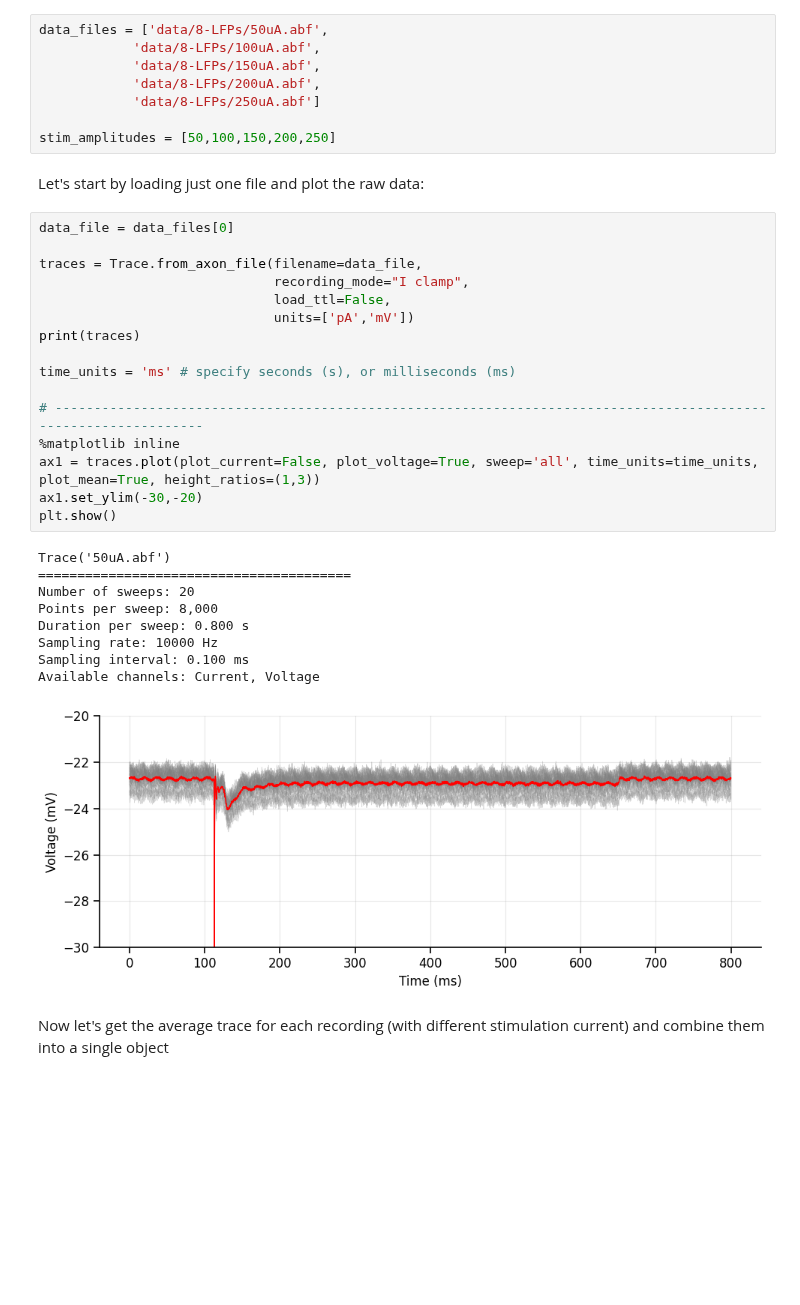
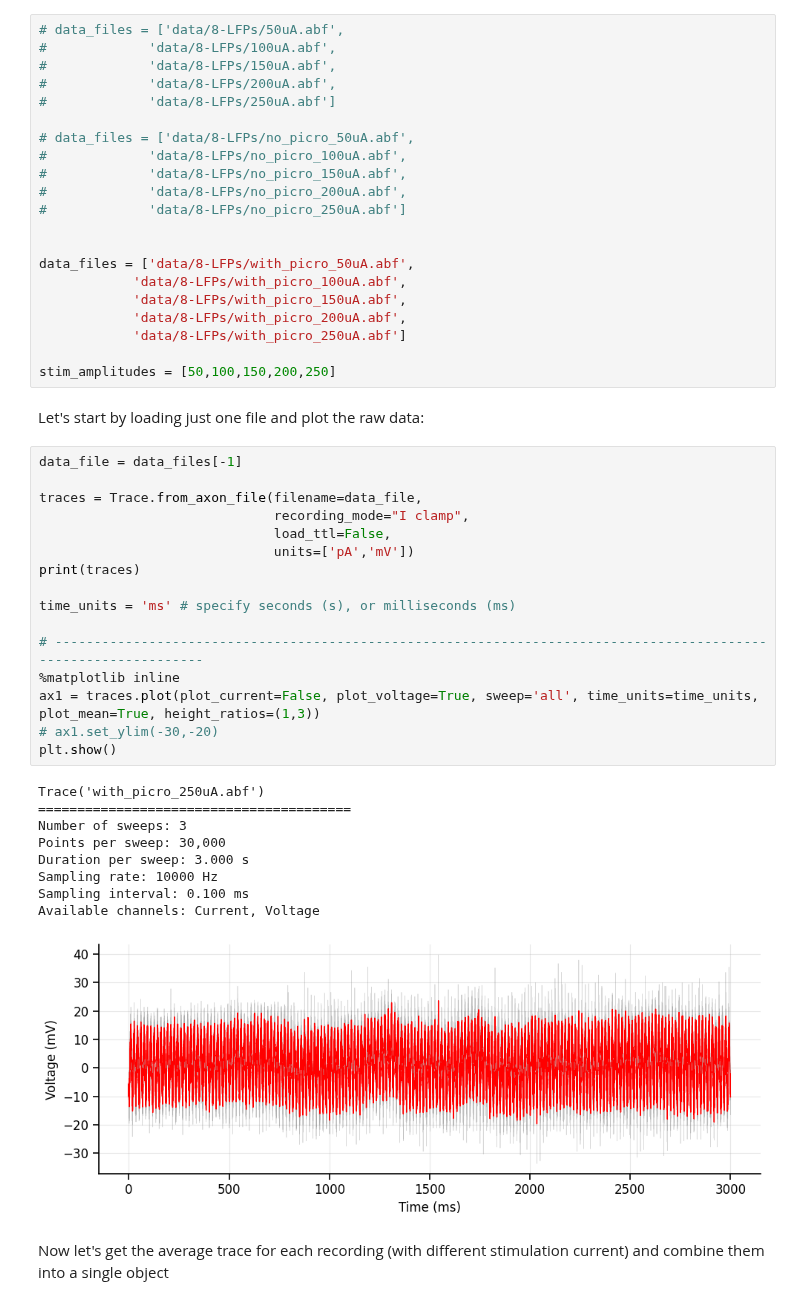
Before and after one commit to argalloni/CSHL_IonChannels2025, a Jupyter notebook: Analysis 16 - LFPs.ipynb, the cells around one changed output. Saved outputs shown, nothing was run; the diff lists cells and outputs as text; blank space fills up the shorter version.

```diff
--- a/Analysis 16 - LFPs.ipynb
+++ b/Analysis 16 - LFPs.ipynb
@@ -39,41 +54,54 @@ Choose which file you want to analyze (copy name from above) and paste the file
 
 You will also need to enter the stimulus currents you used for each recording, since they are not recorded by your acquisition setup
 # %%
-data_files = ['data/8-LFPs/50uA.abf',
-            'data/8-LFPs/100uA.abf',
-            'data/8-LFPs/150uA.abf',
-            'data/8-LFPs/200uA.abf',
-            'data/8-LFPs/250uA.abf']
+# data_files = ['data/8-LFPs/50uA.abf',
+#             'data/8-LFPs/100uA.abf',
+#             'data/8-LFPs/150uA.abf',
+#             'data/8-LFPs/200uA.abf',
+#             'data/8-LFPs/250uA.abf']
+
+# data_files = ['data/8-LFPs/no_picro_50uA.abf',
+#             'data/8-LFPs/no_picro_100uA.abf',
+#             'data/8-LFPs/no_picro_150uA.abf',
+#             'data/8-LFPs/no_picro_200uA.abf',
+#             'data/8-LFPs/no_picro_250uA.abf']
+
+
+data_files = ['data/8-LFPs/with_picro_50uA.abf',
+            'data/8-LFPs/with_picro_100uA.abf',
+            'data/8-LFPs/with_picro_150uA.abf',
+            'data/8-LFPs/with_picro_200uA.abf',
+            'data/8-LFPs/with_picro_250uA.abf']
 
 stim_amplitudes = [50,100,150,200,250]
 # %% [markdown]
 Let's start by loading just one file and plot the raw data:
 # %%
-data_file = data_files[0]
+data_file = data_files[-1]
 
 traces = Trace.from_axon_file(filename=data_file,
                               recording_mode="I clamp",
                               load_ttl=False,
                               units=['pA','mV'])
 print(traces)
 
 time_units = 'ms' # specify seconds (s), or milliseconds (ms)
 
 # ----------------------------------------------------------------------------------------------------------------
 %matplotlib inline
 ax1 = traces.plot(plot_current=False, plot_voltage=True, sweep='all', time_units=time_units, plot_mean=True, height_ratios=(1,3))
-ax1.set_ylim(-30,-20)
+# ax1.set_ylim(-30,-20)
 plt.show()
 # %% [output]
-Trace('50uA.abf')
+Trace('with_picro_250uA.abf')
 ========================================
-Number of sweeps: 20
-Points per sweep: 8,000
-Duration per sweep: 0.800 s
+Number of sweeps: 3
+Points per sweep: 30,000
+Duration per sweep: 3.000 s
 Sampling rate: 10000 Hz
 Sampling interval: 0.100 ms
 Available channels: Current, Voltage
-[figure, old version]
+[figure, new version]
 # %% [markdown]
 Now let's get the average trace for each recording (with different stimulation current) and combine them into a single object
 # %%
```
Also changed, not shown: parts of 8 cells of this notebook, 17 other files.
